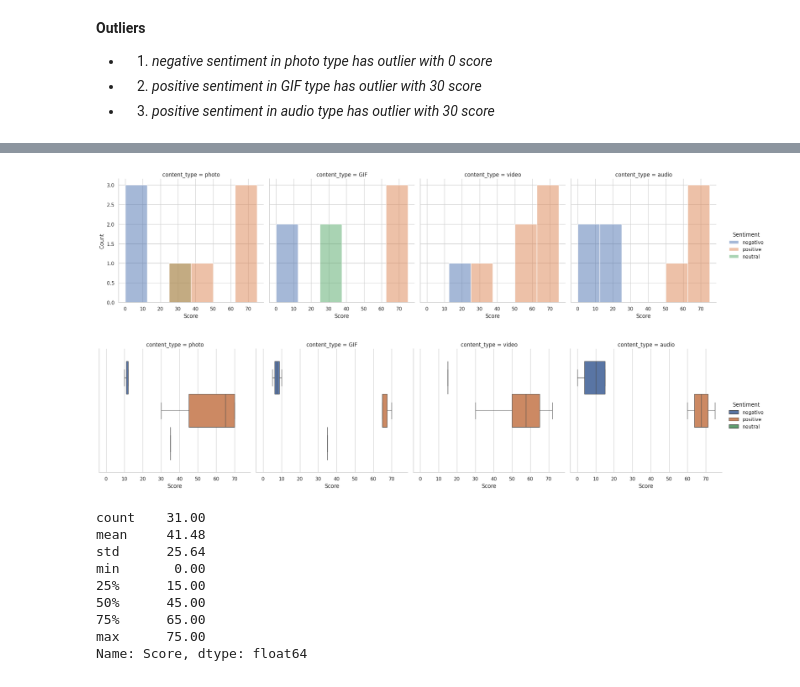
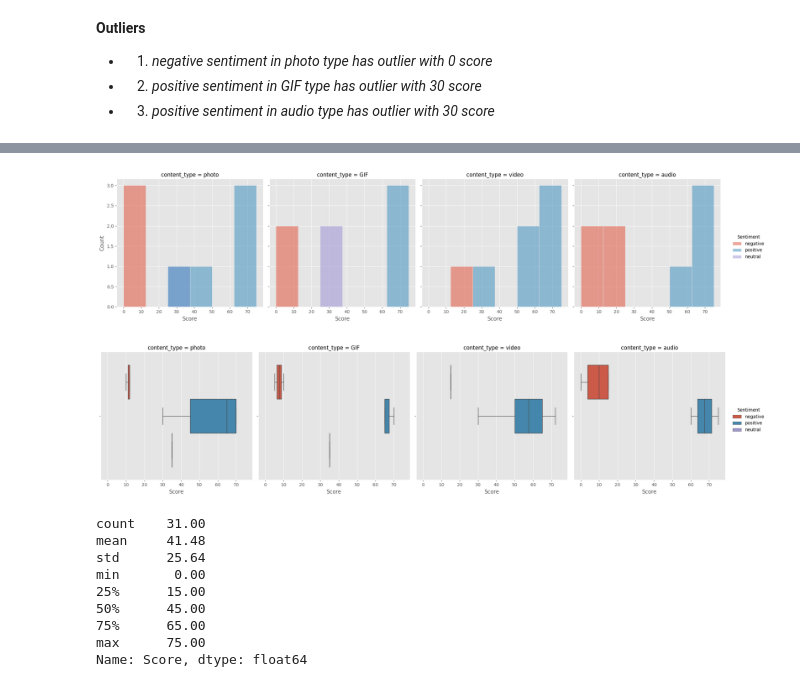
Before and after one commit to AhmAnwar/accenture_virtual_experience_VE_by_Forage, a Jupyter notebook: accenture-virtual-experience-ve-by-forage.ipynb, the cells around one changed output, grey strips where cells are left out. Drawn from its saved outputs; the diff is of its cells as text; code cells hidden in the pictures.

```diff
--- a/accenture-virtual-experience-ve-by-forage.ipynb
+++ b/accenture-virtual-experience-ve-by-forage.ipynb
@@ -5,8 +5,7 @@ import numpy as np
 import pandas as pd
 import matplotlib.pyplot as plt
 import seaborn as sns
-sns.set_theme(style= 'whitegrid')
-import plotly.express as px
+plt.style.use('ggplot')
 # %% [markdown]
 # import & prepare dataset
 # %%
@@ -376,13 +394,13 @@ plt.show()
 # %%
-sns.displot(data= df, x= 'Score', kind= 'hist', col= 'content_type', hue= 'Sentiment', legend= 'auto', bins= 'auto')
+sns.displot(data= df, x= 'Score', kind= 'hist', hue= 'Sentiment', col= 'content_type')
 plt.show()
 # %% [output]
-[figure, old version]
+[figure, new version]
 # %%
 sns.catplot(data= df, x= 'Score', col= 'content_type', hue= 'Sentiment', kind= 'box', legend= 'auto')
 plt.show()
 # %% [output]
-[figure, old version]
+[figure, new version]
 # %%
 print(df['Score'].describe().round(2))
 # %% [output]
```
Also changed, not shown: parts of 11 cells of this notebook.
